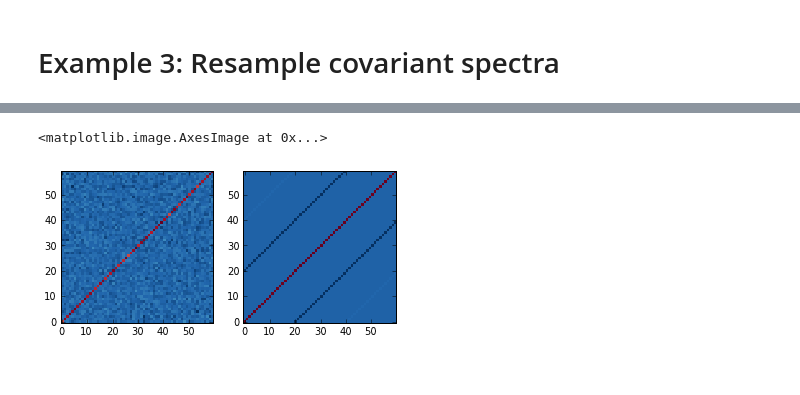
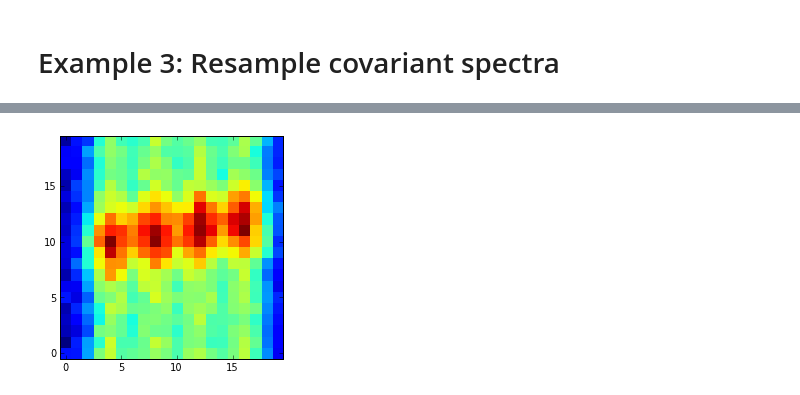
Before and after one commit to sbailey/resample-spectra, a Jupyter notebook: py/TestResample.ipynb, the cells around one changed output, grey strips where cells are left out. Saved outputs shown, nothing was run; the diff lists cells and outputs as text; code cells hidden in the pictures.

```diff
--- a/py/TestResample.ipynb
+++ b/py/TestResample.ipynb
@@ -323,12 +301,44 @@ C = N.linalg.inv(Cinv)
-# %%
-#- Generate some uncorrelated spectra and then rotate them into the correlated basis
-V, S, VT = N.linalg.svd(C)
-f = N.zeros((1000, nspec*nflux))
-for i in range(f.shape[0]):
-    f[i] = VT.dot(N.random.normal(size=nspec*nflux))
-
-subplot(121); imshow(f.T.dot(f))
-subplot(122); imshow(C)
-# %% [output]
-<matplotlib.image.AxesImage at 0x...>
-[figure, removed]
+# %%
+#- Let's mimic a row-by-row extraction where
+#- neighboring spectra are offset in wavelength
+nspec = 4
+nflux = 20
+
+dx = 4     #- Separation between spectra
+xsig = 1.5 #- PSF cross dispersion sigma
+nx = dx*(nspec+1)
+
+#- Single row projection matrix pix = A flux
+A = N.zeros((nx, nspec))
+x = N.arange(nx, dtype=float)
+for i in range(nspec):
+    x0 = dx*(i+1)
+    A[:,i] = N.exp(-(x-x0)**2 / (2*xsig**2))
+    A[:,i] /= N.sum(A[:,i])
+# %%
+#- Create spectra
+y = N.arange(nflux, dtype=float)
+flux = N.zeros((nspec, nflux))
+w = N.zeros((nspec, nflux))
+wavemin = 8000.0
+for i in range(nspec):
+    offset = 0.6*i
+    w0 = nflux/2 + offset
+    w[i] = wavemin+y-offset
+    flux[i] = 5 + 5*N.exp(-(y-w0)**2 / (2*2.0**2))
+
+#- Project onto image
+img = N.zeros((nflux, nx))
+for row in range(nflux):
+    img[row] = A.dot(flux[:,row])
+
+#- Add noise to image
+N.random.seed(0)
+imgerr = 0.1*N.ones(img.shape)
+noisyimg = img + N.random.normal(scale=imgerr)
+
+#- Note the offset in the peak position
+imshow(noisyimg)
+savefig('multispec_img.pdf')
+# %% [output]
+[figure, added]
```
Also changed, not shown: parts of 7 cells of this notebook, 1 other file.
